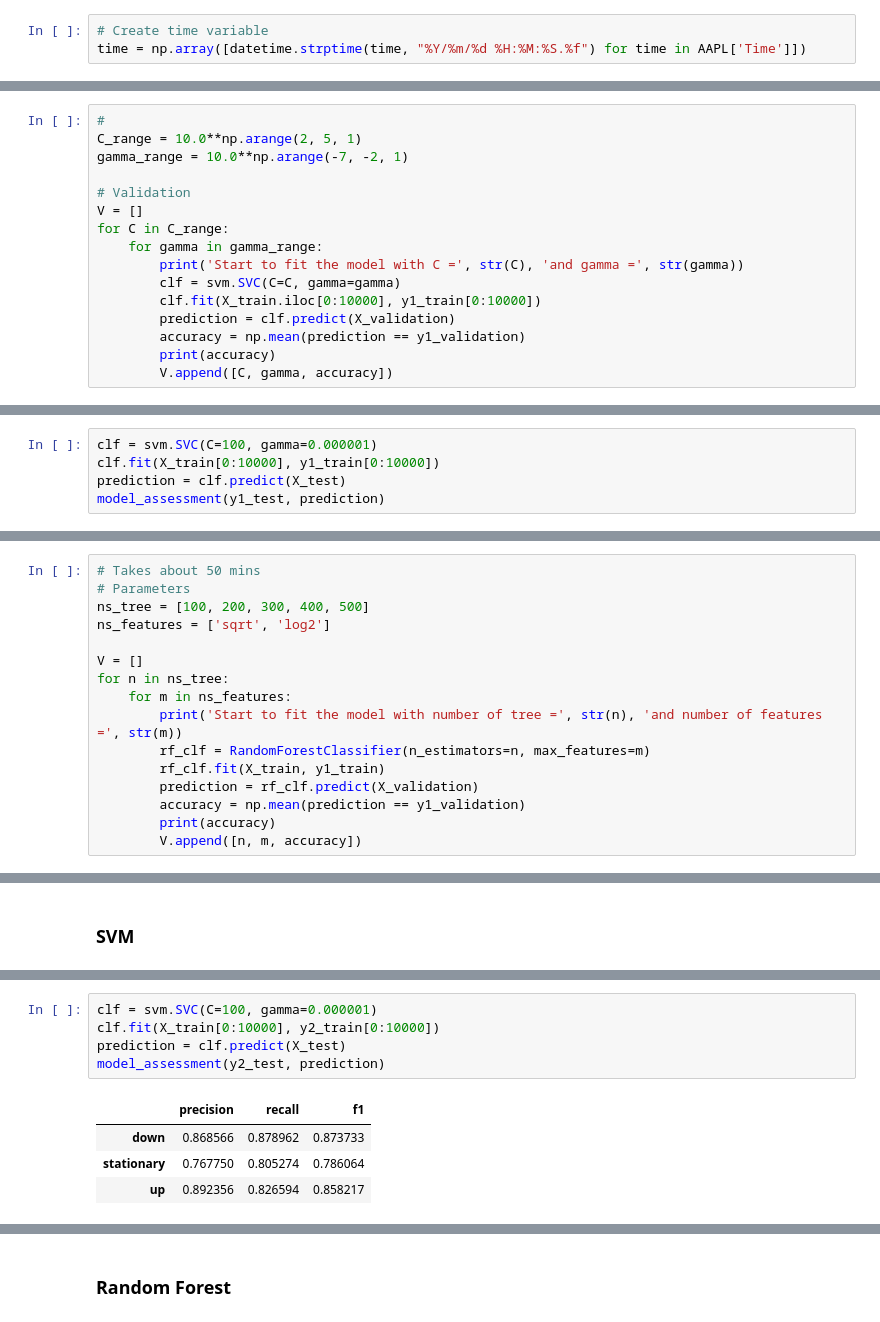
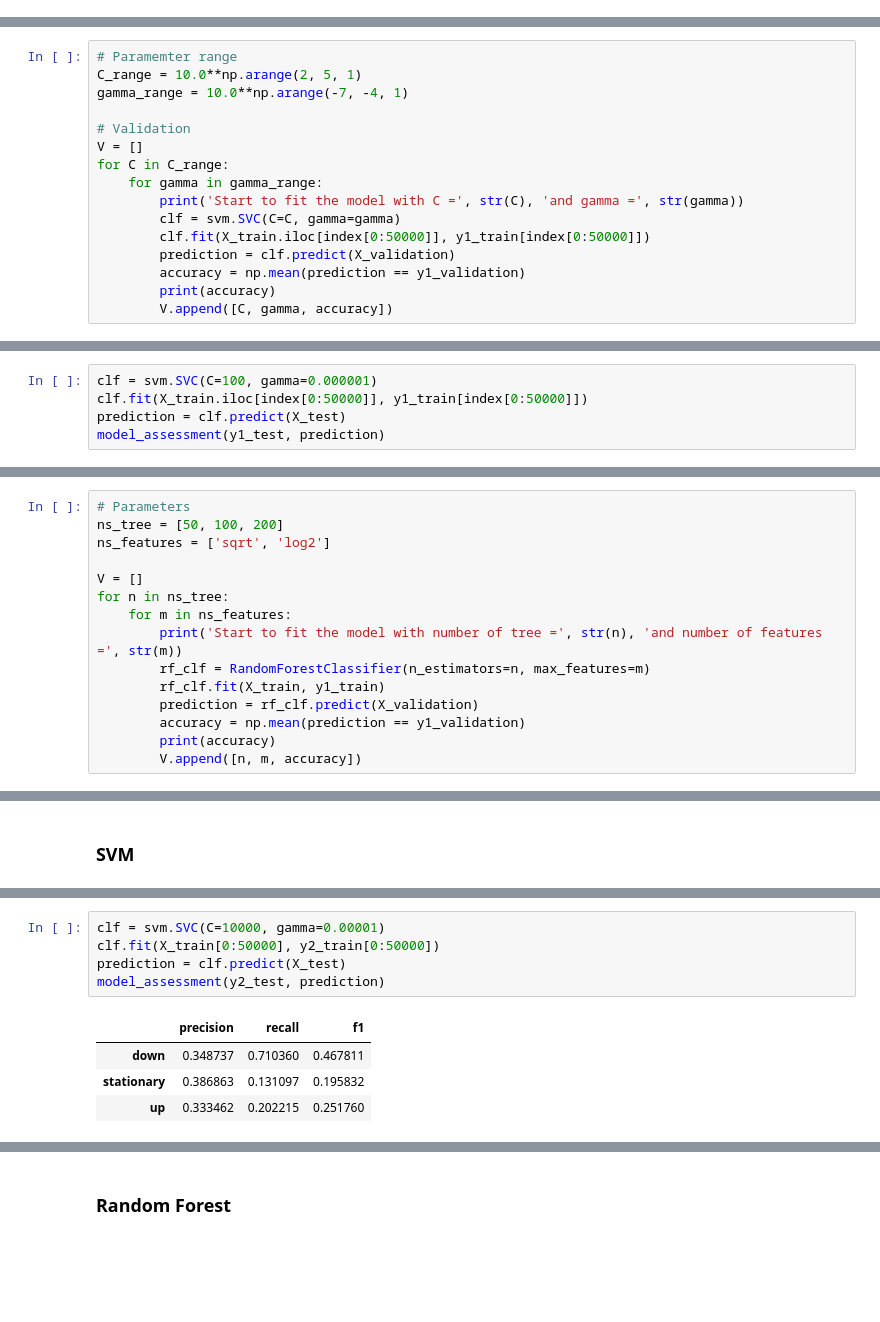
Before and after one commit to jJasonWang/STAT_222_Finance, a Jupyter notebook: Code/Finance_Project.ipynb, the cells around one changed output, grey strips where cells are left out. Saved outputs shown, nothing was run; the diff lists cells and outputs as text; blank space fills up the shorter version.

```diff
--- a/Code/Finance_Project.ipynb
+++ b/Code/Finance_Project.ipynb
@@ -150,3 +16,0 @@ AAPL['SIZE_ASK_BID'] = sum((AAPL.ASK_SIZE1 - AAPL.BID_SIZE1, AAPL.ASK_SIZE2 - AA
-# %%
-# Create time variable
-time = np.array([datetime.strptime(time, "%Y/%m/%d %H:%M:%S.%f") for time in AAPL['Time']])
@@ -353,9 +132,9 @@ y2_test = test['SPREAD_CROSSING']
 # %% [markdown]
 ### SVM
 # %%
-#
+# Paramemter range
 C_range = 10.0**np.arange(2, 5, 1)
-gamma_range = 10.0**np.arange(-7, -2, 1)
+gamma_range = 10.0**np.arange(-7, -4, 1)
 
 # Validation
 V = []
@@ -363,7 +142,7 @@ for C in C_range:
     for gamma in gamma_range:
         print('Start to fit the model with C =', str(C), 'and gamma =', str(gamma))
         clf = svm.SVC(C=C, gamma=gamma)
-        clf.fit(X_train.iloc[0:10000], y1_train[0:10000])
+        clf.fit(X_train.iloc[index[0:50000]], y1_train[index[0:50000]])
         prediction = clf.predict(X_validation)
         accuracy = np.mean(prediction == y1_validation)
         print(accuracy)
@@ -399,7 +162,7 @@ def model_assessment(y_true, y_pred):
     return(df)
 # %%
 clf = svm.SVC(C=100, gamma=0.000001)
-clf.fit(X_train[0:10000], y1_train[0:10000])
+clf.fit(X_train.iloc[index[0:50000]], y1_train[index[0:50000]])
 prediction = clf.predict(X_test)
 model_assessment(y1_test, prediction)
 # %% [output]
@@ -410,9 +183,8 @@ model_assessment(y1_test, prediction)
 # %% [markdown]
 ### Random Forest
 # %%
-# Takes about 50 mins
 # Parameters
-ns_tree = [100, 200, 300, 400, 500]
+ns_tree = [50, 100, 200]
 ns_features = ['sqrt', 'log2']
 
 V = []
@@ -498,10 +262,10 @@ Start to fit the model with C = 10000.0 and gamma = 0.001
 # %%
-clf = svm.SVC(C=100, gamma=0.000001)
-clf.fit(X_train[0:10000], y2_train[0:10000])
+clf = svm.SVC(C=10000, gamma=0.00001)
+clf.fit(X_train[0:50000], y2_train[0:50000])
 prediction = clf.predict(X_test)
 model_assessment(y2_test, prediction)
 # %% [output]
 |  | precision | recall | f1 |
-| down | 0.868566 | 0.878962 | 0.873733 |
-| stationary | 0.767750 | 0.805274 | 0.786064 |
-| up | 0.892356 | 0.826594 | 0.858217 |
+| down | 0.348737 | 0.710360 | 0.467811 |
+| stationary | 0.386863 | 0.131097 | 0.195832 |
+| up | 0.333462 | 0.202215 | 0.251760 |
```
Also changed, not shown: parts of 66 cells of this notebook.
